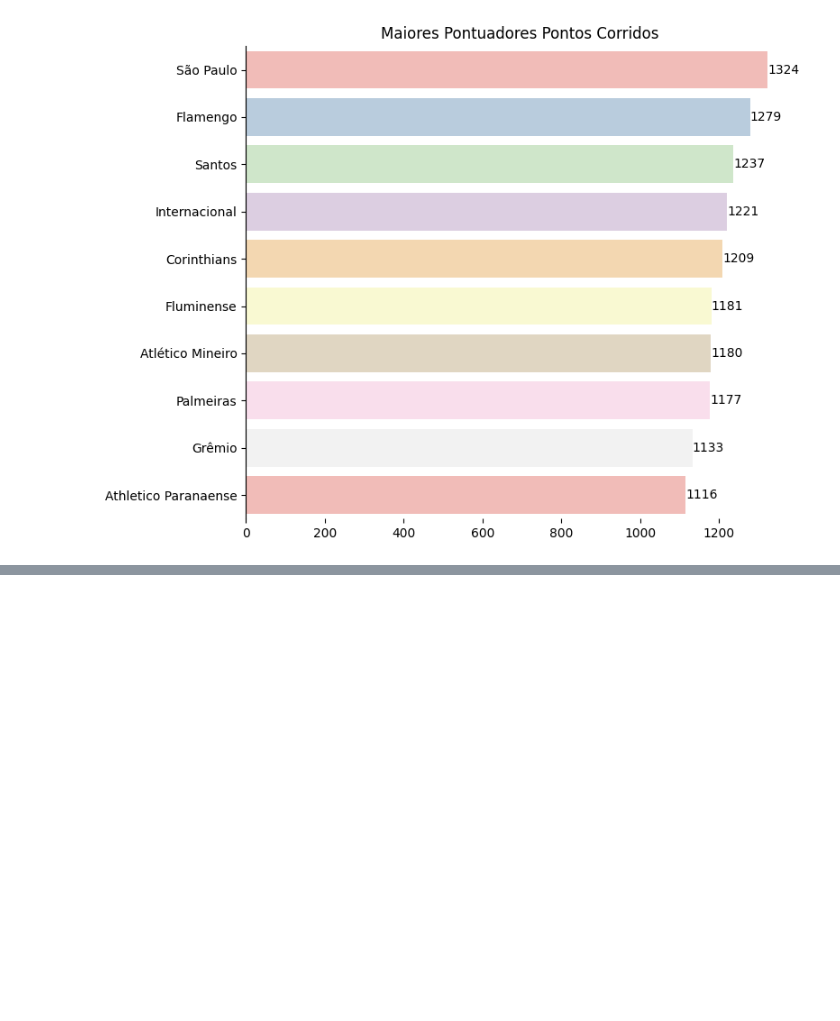
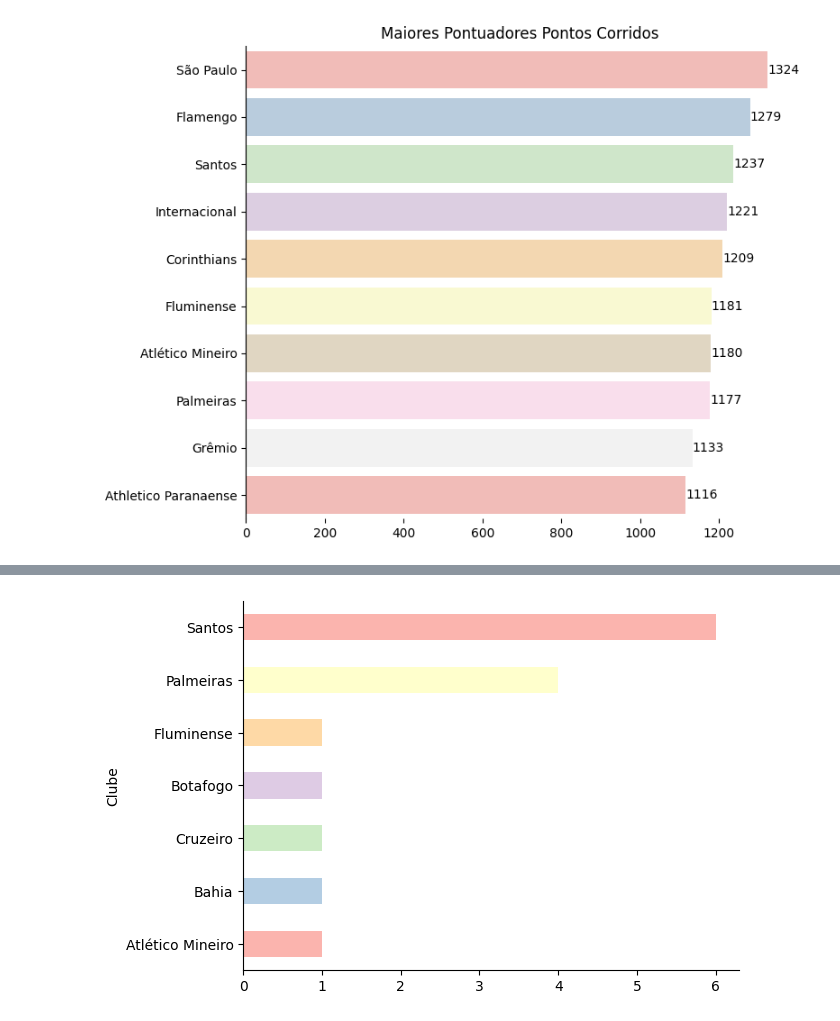
Before and after one commit to hugodevelopment/Web-Scraping, a Jupyter notebook: Análise_Histórica_Brasileirão.ipynb, the cells around one changed output, grey strips where cells are left out. Drawn from its saved outputs; the diff is of its cells as text; code cells hidden in the pictures; blank space fills up the shorter version.

```diff
--- a/Análise_Histórica_Brasileirão.ipynb
+++ b/Análise_Histórica_Brasileirão.ipynb
@@ -439,3 +447,24 @@ Passing `palette` without assigning `hue` is deprecated and will be removed in v
 
   sns.barplot(x=x, y=y, data=tabela_ordenada, orient='h', ax=ax, palette='Pastel1')
 [figure]
+# %%
+import pandas as pd
+import requests
+from bs4 import BeautifulSoup
+
+page = requests.get('https://pt.wikipedia.org/wiki/Lista_dos_treinadores_vencedores_do_Campeonato_Brasileiro_de_Futebol').text
+soup = BeautifulSoup(page, 'html.parser')
+
+# Target the table by its class
+table = soup.find_all('table', class_='wikitable')
+
+# If the table is found, proceed to parse it using pandas.read_html
+if table:
+  df = pd.read_html(str(table),header=0)[0]
+  tabela_wiki = pd.DataFrame(df)
+  tabela_wiki
+else:
+  print("Table not found!")
+# %%
+ate_1970 = tabela_wiki[["Ano","Clube"]][:15]
+ate_1970
@@ -441,0 +488,7 @@ Passing `palette` without assigning `hue` is deprecated and will be removed in v
+# %%
+from matplotlib import pyplot as plt
+import seaborn as sns
+ate_1970['Clube'].value_counts().sort_values().plot(kind='barh', color=sns.palettes.mpl_palette('Pastel1'))
+plt.gca().spines[['top', 'right',]].set_visible(False)
+# %% [output]
+[figure, added]
```
Also changed, not shown: parts of 6 cells of this notebook.
